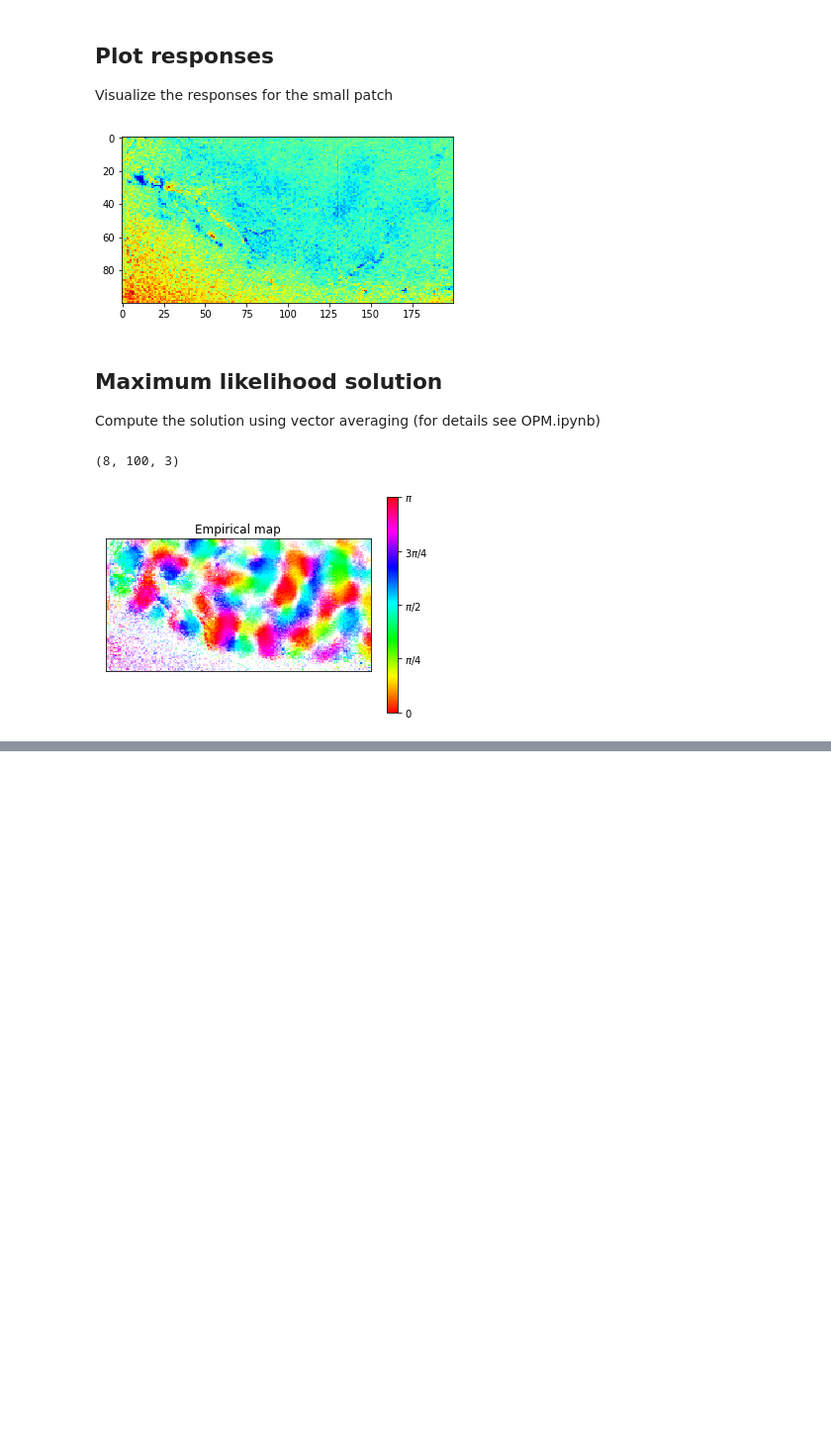
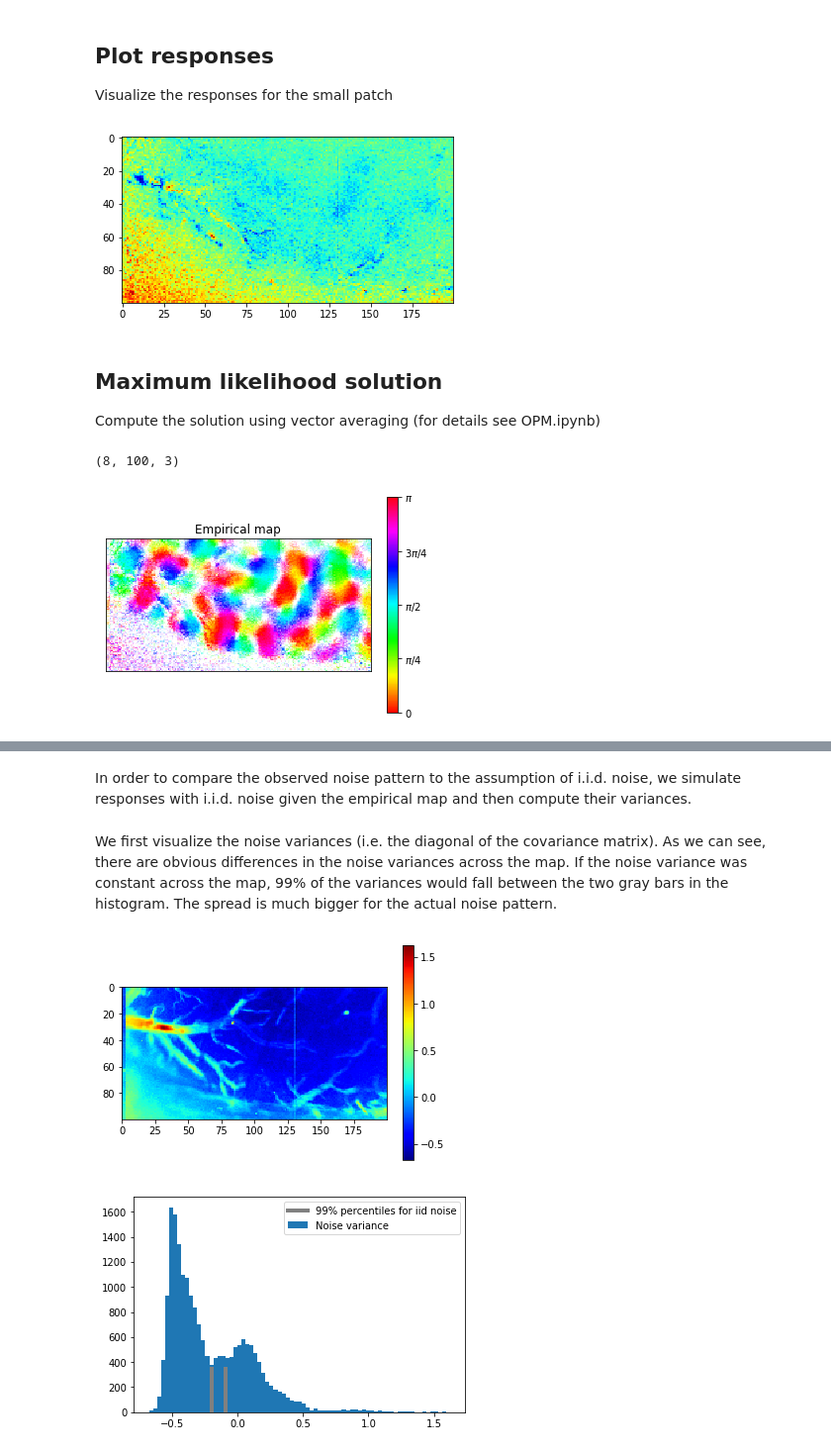
Before and after one commit to mackelab/gp-maps-python, a Jupyter notebook: FerretData.ipynb, the cells around one changed output, grey strips where cells are left out. Shown at 99% size. Cells and saved outputs as stored; diff of their text form; code cells hidden in the pictures; blank space fills up the shorter version.

```diff
--- a/FerretData.ipynb
+++ b/FerretData.ipynb
@@ -72,3 +76,5 @@ We examine the noise variances (i.e. the diagonal of the noise covariance matrix
 # %%
 z = R.reshape(N, n) - V.reshape(N, d) @ m_hat.reshape(d, n)
 cov = np.cov(z.T)
+# %% [markdown]
+In order to compare the observed noise pattern to the assumption of i.i.d. noise, we simulate responses with i.i.d. noise given the empirical map and then compute their variances.
@@ -74,0 +86,17 @@ cov = np.cov(z.T)
+# %% [markdown]
+We first visualize the noise variances (i.e. the diagonal of the covariance matrix). As we can see, there are obvious differences in the noise variances across the map. If the noise variance was constant across the map, 99% of the variances would fall between the two gray bars in the histogram. The spread is much bigger for the actual noise pattern.
+# %%
+plt.imshow(np.log10(np.diag(cov)).reshape(*R.shape[2:]), cmap='jet')
+plt.colorbar()
+plt.show()
+
+f, ax = plt.subplots()
+ax.hist(np.log10(np.diag(cov)), bins=75, edgecolor='none', label='Noise variance')
+
+for i, p in enumerate(np.percentile(np.log10(np.diag(cov_iso)), [1, 99])):
+    ax.axvline(x=p, ymin=0, ymax=0.2, color='gray', linewidth=4, label='99% percentiles for iid noise' if i==1 else None)
+ax.legend()
+plt.show()
+# %% [output]
+[figure, added]
+[figure, added]
```
Also changed, not shown: parts of 24 cells of this notebook, 3 other files.
